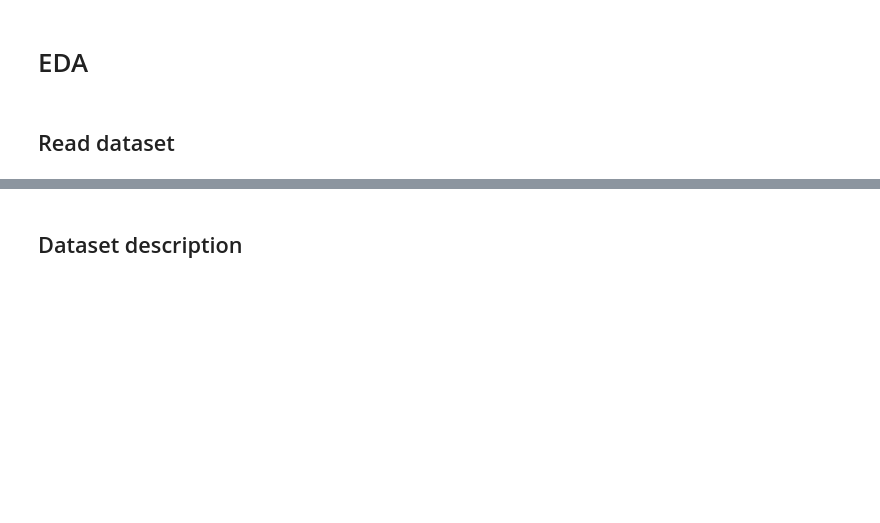
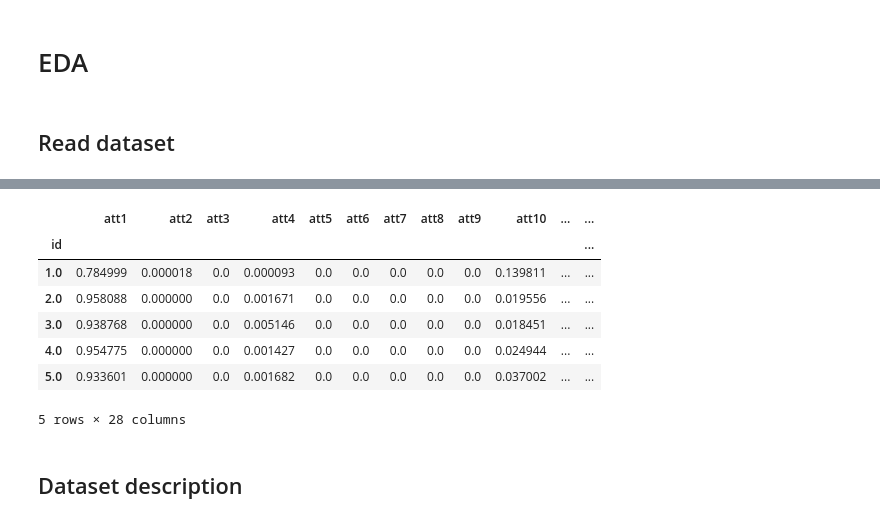
Before and after one commit to IooHooI/OUTLIER_DETECTION, a Jupyter notebook: notebooks/HW.ipynb, the cells around one changed output, grey strips where cells are left out. Saved outputs shown, nothing was run; the diff lists cells and outputs as text; code cells hidden in the pictures; blank space fills up the shorter version.

```diff
--- a/notebooks/HW.ipynb
+++ b/notebooks/HW.ipynb
@@ -35,6 +48,17 @@ od_etl.get_raw_data(url='http://www.dbs.ifi.lmu.de/research/outlier-evaluation/i
 data = arff.loadarff('../data/datasets/ALOI_withoutdupl_norm.arff')
 df = pd.DataFrame(data[0])
 df.set_index('id', inplace=True)
+# %%
+df.head()
+# %% [output]
+|  | att1 | att2 | att3 | att4 | att5 | att6 | att7 | att8 | att9 | att10 | ... | ... |
+| id |  |  |  |  |  |  |  |  |  |  |  | ... |
+| 1.0 | 0.784999 | 0.000018 | 0.0 | 0.000093 | 0.0 | 0.0 | 0.0 | 0.0 | 0.0 | 0.139811 | ... | ... |
+| 2.0 | 0.958088 | 0.000000 | 0.0 | 0.001671 | 0.0 | 0.0 | 0.0 | 0.0 | 0.0 | 0.019556 | ... | ... |
+| 3.0 | 0.938768 | 0.000000 | 0.0 | 0.005146 | 0.0 | 0.0 | 0.0 | 0.0 | 0.0 | 0.018451 | ... | ... |
+| 4.0 | 0.954775 | 0.000000 | 0.0 | 0.001427 | 0.0 | 0.0 | 0.0 | 0.0 | 0.0 | 0.024944 | ... | ... |
+| 5.0 | 0.933601 | 0.000000 | 0.0 | 0.001682 | 0.0 | 0.0 | 0.0 | 0.0 | 0.0 | 0.037002 | ... | ... |
+5 rows × 28 columns
 # %% [markdown]
 ## Dataset description
 # %%
```
Also changed, not shown: parts of 119 cells of this notebook.
